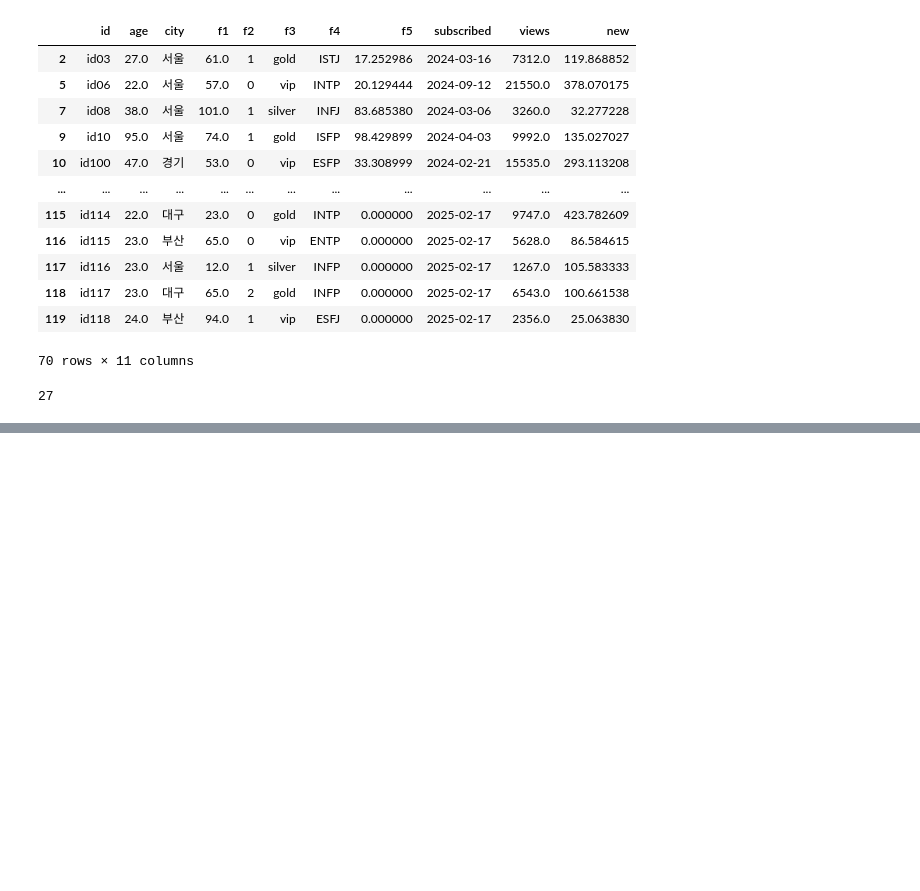
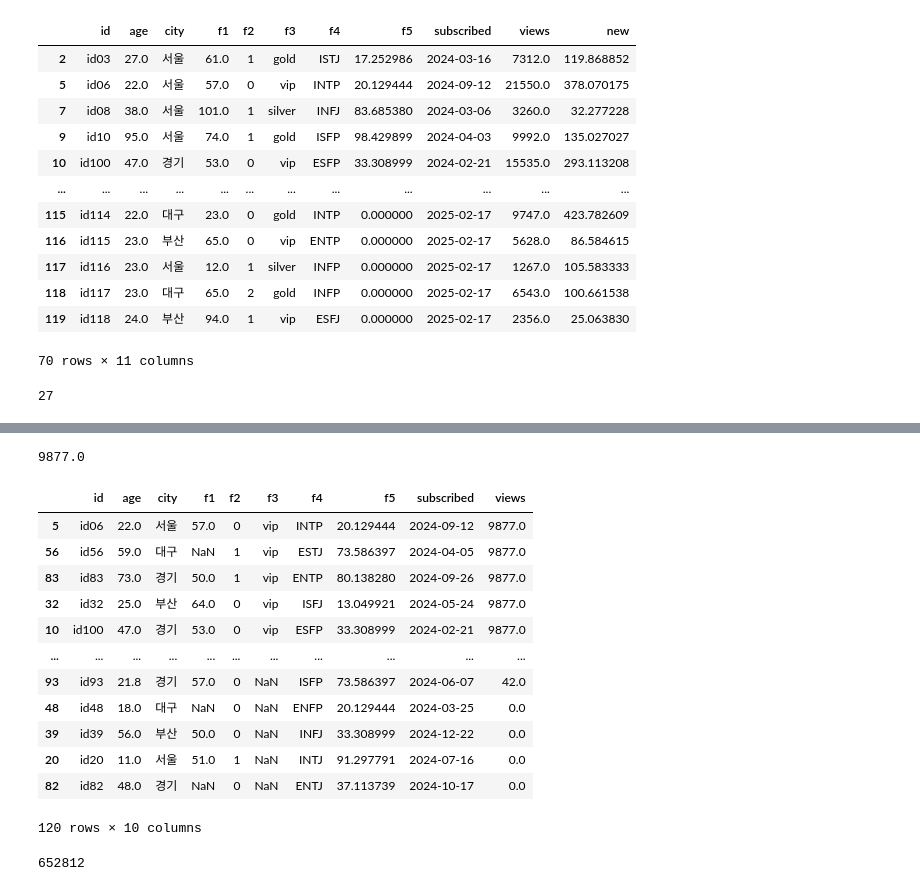
Before and after one commit to bbang-jun/Big-Data-Analysis-Engineer-Practical-Test, a Jupyter notebook: 작업형1/작업형1_연습문제.ipynb, the cells around one changed output, grey strips where cells are left out. Cells and saved outputs as stored; diff of their text form; code cells hidden in the pictures; blank space fills up the shorter version.

Commit message:
작업형1 Section 04 값 변경, 정렬, 합계

```diff
--- a/작업형1/작업형1_연습문제.ipynb
+++ b/작업형1/작업형1_연습문제.ipynb
@@ -198,3 +198,14 @@ df.sort_values('new', ascending = False)
 print(int(df.iloc[0][1]))
 # %% [output]
 27
+# %%
+# Section 04 값 변경, 정렬, 합계
+# 1. 'views' 컬럼의 결측 데이터를 0으로 대체하시오.
+# 2. 'views' 컬럼에서 상위 10번째 값을 구하시오.
+# 3. 'views' 컬럼에서 상위 10개의 값을 상위 10번째 값으로 대체하시오.
+# 4. 'views' 컬럼의 전체 합을 정수로 구하시오.
+
+# 기본 코드
+import pandas as pd
+df = pd.read_csv('type1_data1.csv')
+df
@@ -200,0 +226,35 @@ print(int(df.iloc[0][1]))
+# %%
+# 1. 'views' 컬럼의 결측 데이터를 0으로 대체하시오.
+# f1, f3, views 결측치 존재
+# df.info()
+df['views'] = df['views'].fillna(0)
+# %%
+# 2. 'views' 컬럼에서 상위 10번째 값을 구하시오.
+df = df.sort_values('views', ascending = False)
+num = df.iloc[9]['views']
+print(num)
+# %% [output]
+9877.0
+# %%
+# 3. 'views' 컬럼에서 상위 10개의 값을 상위 10번째 값으로 대체하시오.
+df.loc[:9, 'views'] = num
+df
+# %% [output]
+|  | id | age | city | f1 | f2 | f3 | f4 | f5 | subscribed | views |
+| 5 | id06 | 22.0 | 서울 | 57.0 | 0 | vip | INTP | 20.129444 | 2024-09-12 | 9877.0 |
+| 56 | id56 | 59.0 | 대구 | NaN | 1 | vip | ESTJ | 73.586397 | 2024-04-05 | 9877.0 |
+| 83 | id83 | 73.0 | 경기 | 50.0 | 1 | vip | ENTP | 80.138280 | 2024-09-26 | 9877.0 |
+| 32 | id32 | 25.0 | 부산 | 64.0 | 0 | vip | ISFJ | 13.049921 | 2024-05-24 | 9877.0 |
+| 10 | id100 | 47.0 | 경기 | 53.0 | 0 | vip | ESFP | 33.308999 | 2024-02-21 | 9877.0 |
+| ... | ... | ... | ... | ... | ... | ... | ... | ... | ... | ... |
+| 93 | id93 | 21.8 | 경기 | 57.0 | 0 | NaN | ISFP | 73.586397 | 2024-06-07 | 42.0 |
+| 48 | id48 | 18.0 | 대구 | NaN | 0 | NaN | ENFP | 20.129444 | 2024-03-25 | 0.0 |
+| 39 | id39 | 56.0 | 부산 | 50.0 | 0 | NaN | INFJ | 33.308999 | 2024-12-22 | 0.0 |
+| 20 | id20 | 11.0 | 서울 | 51.0 | 1 | NaN | INTJ | 91.297791 | 2024-07-16 | 0.0 |
+| 82 | id82 | 48.0 | 경기 | NaN | 0 | NaN | ENTJ | 37.113739 | 2024-10-17 | 0.0 |
+120 rows × 10 columns
+# %%
+# 4. 'views' 컬럼의 전체 합을 정수로 구하시오.
+print(int(df['views'].sum()))
+# %% [output]
+652812
```
Also changed, not shown: parts of 1 cell of this notebook, 1 other file.
